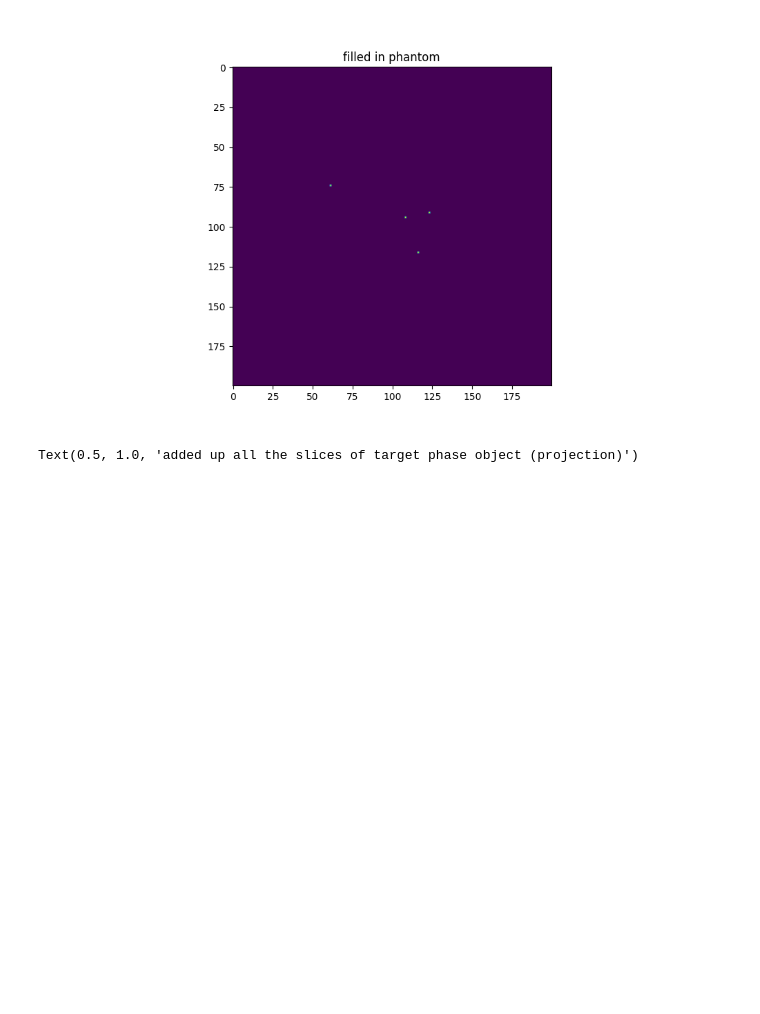
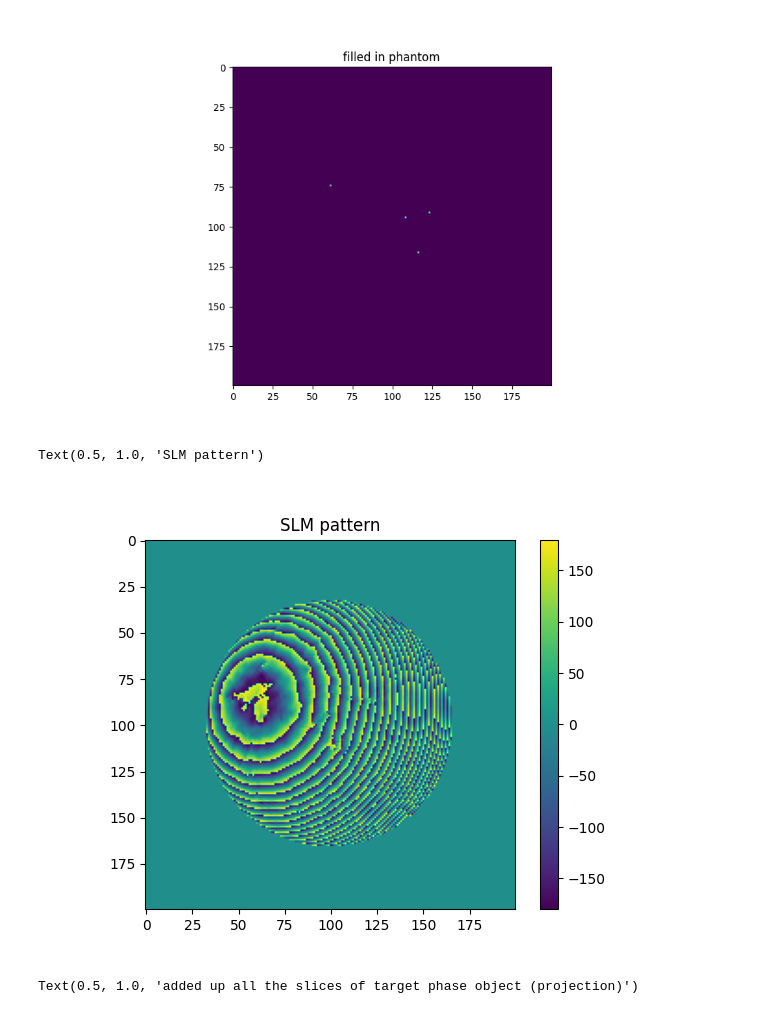
Before and after one commit to mingxuancai/FluoPhaseRecon, a Jupyter notebook: main.ipynb, the cells around one changed output. Saved outputs shown, nothing was run; the diff lists cells and outputs as text; code cells hidden in the pictures; blank space fills up the shorter version.

```diff
--- a/main.ipynb
+++ b/main.ipynb
@@ -130,6 +162,15 @@ interactive(children=(IntSlider(value=0, description='i', max=24), Output()), _d
 # Generate forward prediction
 # ---------------------------#
 forward_field_mb, fields = solver_obj.forward(obj=solver_obj._x)
+# %%
+plt.figure()
+plt.imshow(solver_obj.predictSLM(0.03, 0.01, 0.4, obj=solver_obj._x, focal_length=-4.5*dz,device=device))
+plt.colorbar()
+plt.title('SLM pattern')
+# plt.imshow(torch.angle(solver_obj.fields_test.cpu()))
+# %% [output]
+Text(0.5, 1.0, 'SLM pattern')
+[figure, added]
 # %%
 obj_show = np.zeros([200,200])
 for i in range(25):
```
Also changed, not shown: parts of 12 cells of this notebook, 1 other file.
